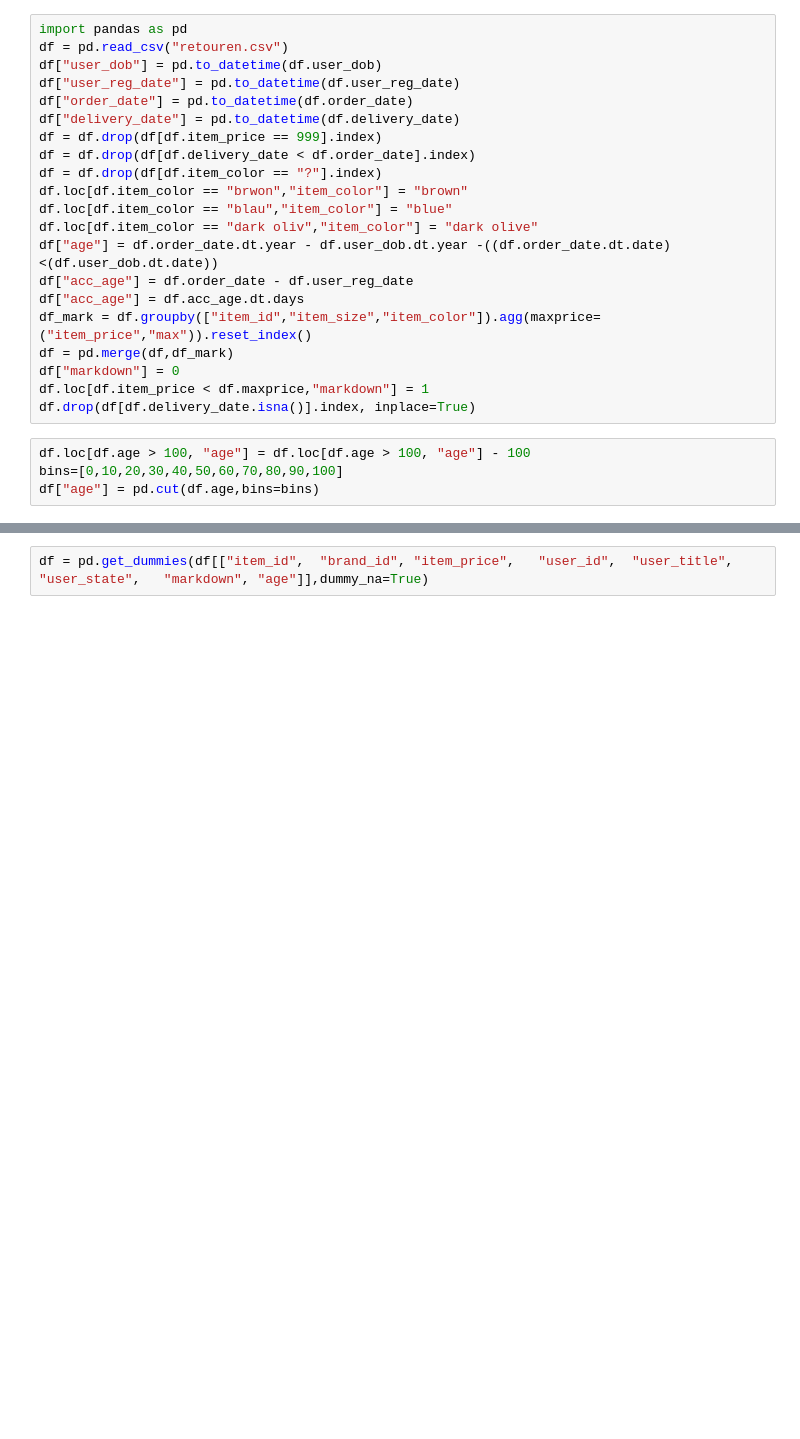
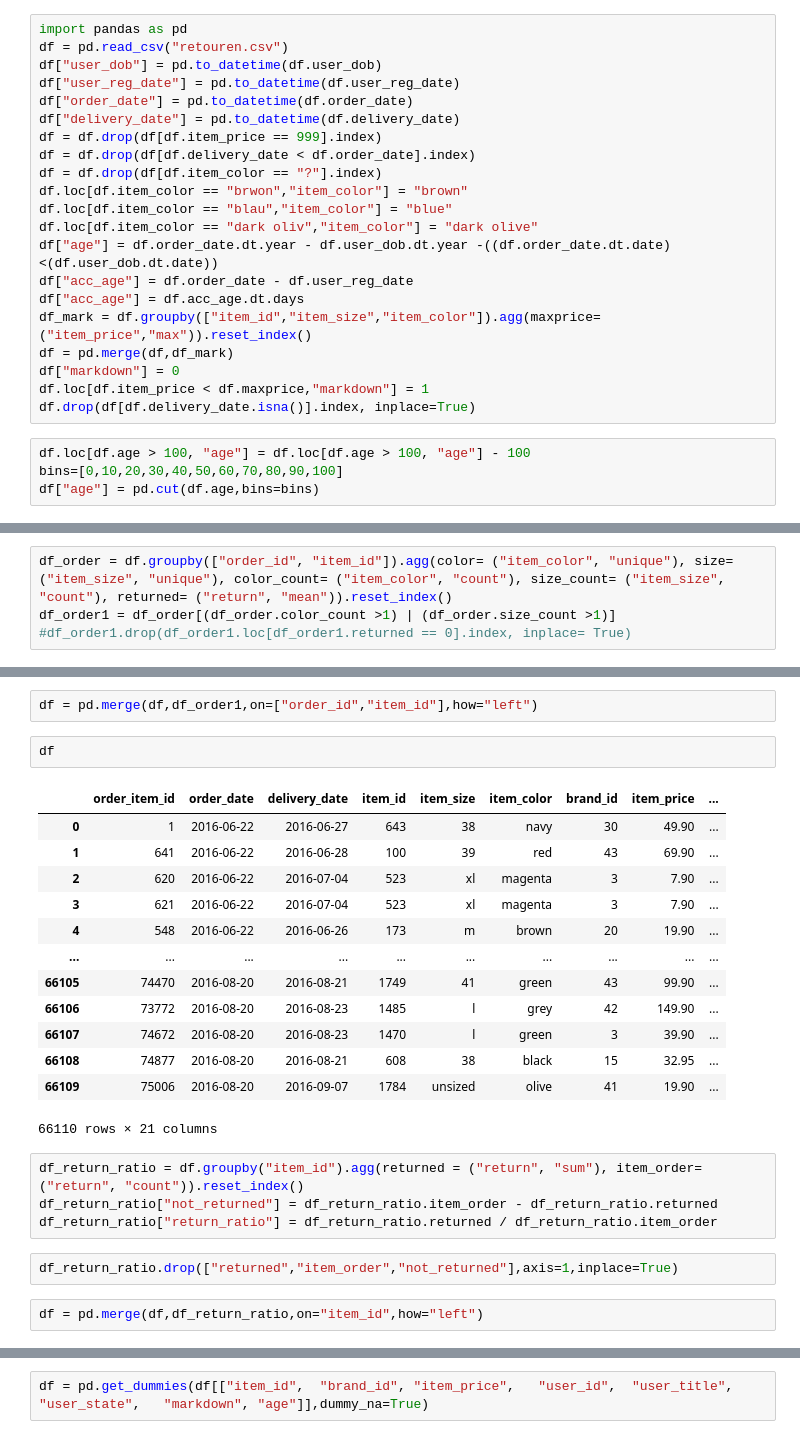
Before and after one commit to P-AEL/ML-Projekt, a Jupyter notebook: Paul/SVM.ipynb, the cells around one changed output, grey strips where cells are left out. Cells and saved outputs as stored; diff of their text form; blank space fills up the shorter version.

```diff
--- a/Paul/SVM.ipynb
+++ b/Paul/SVM.ipynb
@@ -44,0 +68,4 @@ df["age"] = pd.cut(df.age,bins=bins)
+# %%
+df_order = df.groupby(["order_id", "item_id"]).agg(color= ("item_color", "unique"), size= ("item_size", "unique"), color_count= ("item_color", "count"), size_count= ("item_size", "count"), returned= ("return", "mean")).reset_index()
+df_order1 = df_order[(df_order.color_count >1) | (df_order.size_count >1)]
+#df_order1.drop(df_order1.loc[df_order1.returned == 0].index, inplace= True)
@@ -44,0 +79,26 @@ df["age"] = pd.cut(df.age,bins=bins)
+# %%
+df = pd.merge(df,df_order1,on=["order_id","item_id"],how="left")
+# %%
+df
+# %% [output]
+|  | order_item_id | order_date | delivery_date | item_id | item_size | item_color | brand_id | item_price | ... |
+| 0 | 1 | 2016-06-22 | 2016-06-27 | 643 | 38 | navy | 30 | 49.90 | ... |
+| 1 | 641 | 2016-06-22 | 2016-06-28 | 100 | 39 | red | 43 | 69.90 | ... |
+| 2 | 620 | 2016-06-22 | 2016-07-04 | 523 | xl | magenta | 3 | 7.90 | ... |
+| 3 | 621 | 2016-06-22 | 2016-07-04 | 523 | xl | magenta | 3 | 7.90 | ... |
+| 4 | 548 | 2016-06-22 | 2016-06-26 | 173 | m | brown | 20 | 19.90 | ... |
+| ... | ... | ... | ... | ... | ... | ... | ... | ... | ... |
+| 66105 | 74470 | 2016-08-20 | 2016-08-21 | 1749 | 41 | green | 43 | 99.90 | ... |
+| 66106 | 73772 | 2016-08-20 | 2016-08-23 | 1485 | l | grey | 42 | 149.90 | ... |
+| 66107 | 74672 | 2016-08-20 | 2016-08-23 | 1470 | l | green | 3 | 39.90 | ... |
+| 66108 | 74877 | 2016-08-20 | 2016-08-21 | 608 | 38 | black | 15 | 32.95 | ... |
+| 66109 | 75006 | 2016-08-20 | 2016-09-07 | 1784 | unsized | olive | 41 | 19.90 | ... |
+66110 rows × 21 columns
+# %%
+df_return_ratio = df.groupby("item_id").agg(returned = ("return", "sum"), item_order= ("return", "count")).reset_index()
+df_return_ratio["not_returned"] = df_return_ratio.item_order - df_return_ratio.returned
+df_return_ratio["return_ratio"] = df_return_ratio.returned / df_return_ratio.item_order
+# %%
+df_return_ratio.drop(["returned","item_order","not_returned"],axis=1,inplace=True)
+# %%
+df = pd.merge(df,df_return_ratio,on="item_id",how="left")
```
Also changed, not shown: parts of 15 cells of this notebook.
